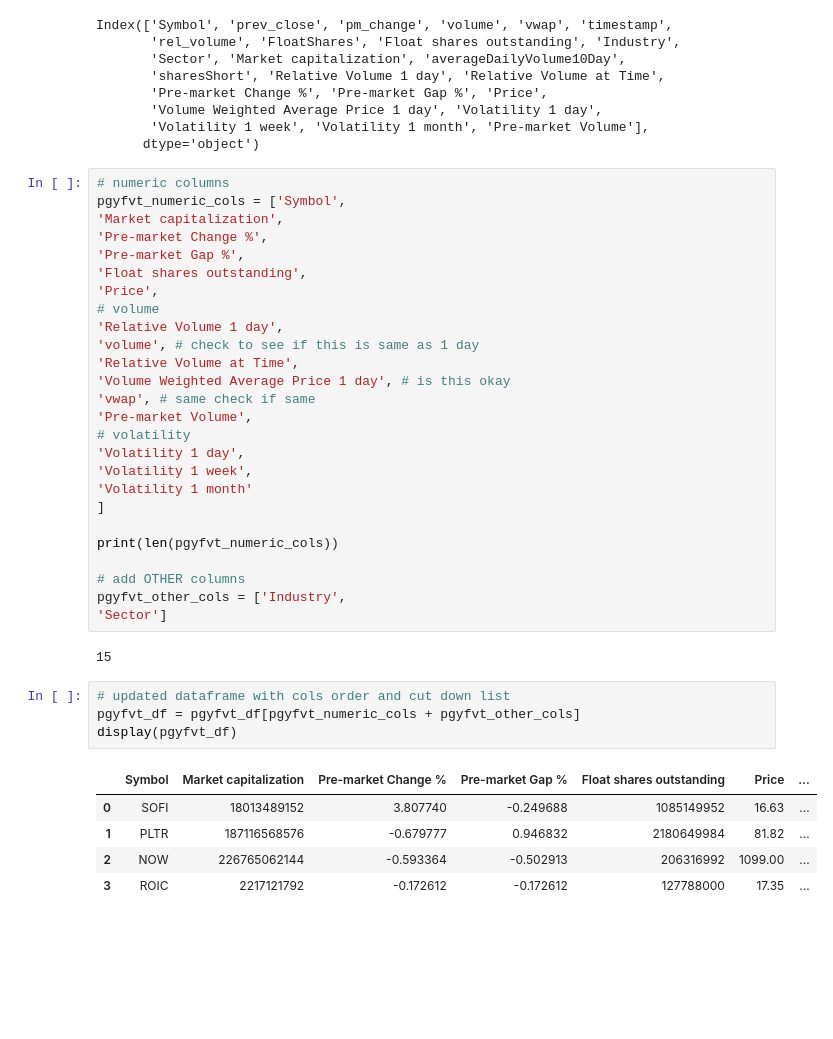
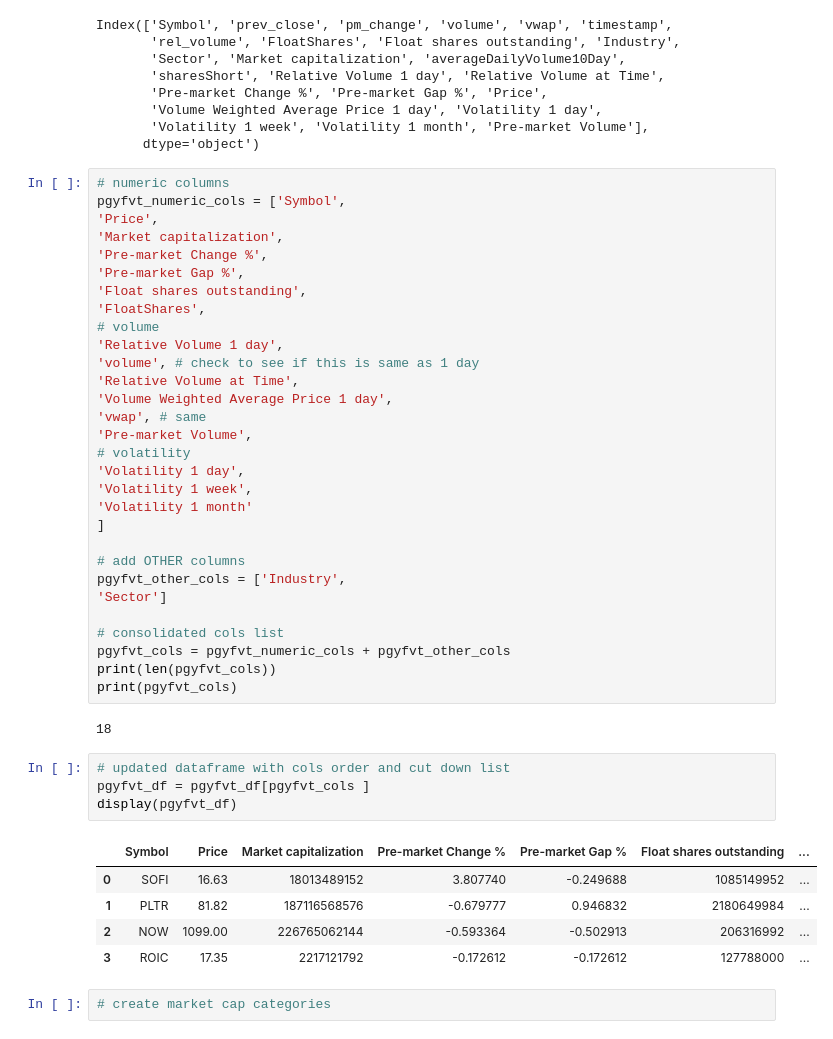
Before and after one commit to sudz4/sps, a Jupyter notebook: x_pre_market_gap_up_screener/pmgus_dev_stuff.ipynb, the cells around one changed output. Cells and saved outputs as stored; diff of their text form; blank space fills up the shorter version.

```diff
--- a/x_pre_market_gap_up_screener/pmgus_dev_stuff.ipynb
+++ b/x_pre_market_gap_up_screener/pmgus_dev_stuff.ipynb
@@ -331,17 +333,18 @@ Index(['Symbol', 'prev_close', 'pm_change', 'volume', 'vwap', 'timestamp',
 # %%
 # numeric columns
 pgyfvt_numeric_cols = ['Symbol',
+'Price',
 'Market capitalization',
 'Pre-market Change %',
 'Pre-market Gap %',
 'Float shares outstanding',
-'Price',
+'FloatShares',
 # volume
 'Relative Volume 1 day',
 'volume', # check to see if this is same as 1 day
 'Relative Volume at Time',
-'Volume Weighted Average Price 1 day', # is this okay
-'vwap', # same check if same
+'Volume Weighted Average Price 1 day',
+'vwap', # same
 'Pre-market Volume',
 # volatility
 'Volatility 1 day',
@@ -349,20 +352,25 @@ pgyfvt_numeric_cols = ['Symbol',
 'Volatility 1 month'
 ]
 
-print(len(pgyfvt_numeric_cols))
-
 # add OTHER columns
 pgyfvt_other_cols = ['Industry',
 'Sector']
+
+# consolidated cols list
+pgyfvt_cols = pgyfvt_numeric_cols + pgyfvt_other_cols
+print(len(pgyfvt_cols))
+print(pgyfvt_cols)
 # %% [output]
-15
+18
 # %%
 # updated dataframe with cols order and cut down list
-pgyfvt_df = pgyfvt_df[pgyfvt_numeric_cols + pgyfvt_other_cols]
+pgyfvt_df = pgyfvt_df[pgyfvt_cols ]
 display(pgyfvt_df)
 # %% [output]
-|  | Symbol | Market capitalization | Pre-market Change % | Pre-market Gap % | Float shares outstanding | Price | ... |
-| 0 | SOFI | 18013489152 | 3.807740 | -0.249688 | 1085149952 | 16.63 | ... |
-| 1 | PLTR | 187116568576 | -0.679777 | 0.946832 | 2180649984 | 81.82 | ... |
-| 2 | NOW | 226765062144 | -0.593364 | -0.502913 | 206316992 | 1099.00 | ... |
-| 3 | ROIC | 2217121792 | -0.172612 | -0.172612 | 127788000 | 17.35 | ... |
+|  | Symbol | Price | Market capitalization | Pre-market Change % | Pre-market Gap % | Float shares outstanding | ... |
+| 0 | SOFI | 16.63 | 18013489152 | 3.807740 | -0.249688 | 1085149952 | ... |
+| 1 | PLTR | 81.82 | 187116568576 | -0.679777 | 0.946832 | 2180649984 | ... |
+| 2 | NOW | 1099.00 | 226765062144 | -0.593364 | -0.502913 | 206316992 | ... |
+| 3 | ROIC | 17.35 | 2217121792 | -0.172612 | -0.172612 | 127788000 | ... |
+# %%
+# create market cap categories
```
Also changed, not shown: parts of 4 cells of this notebook.
